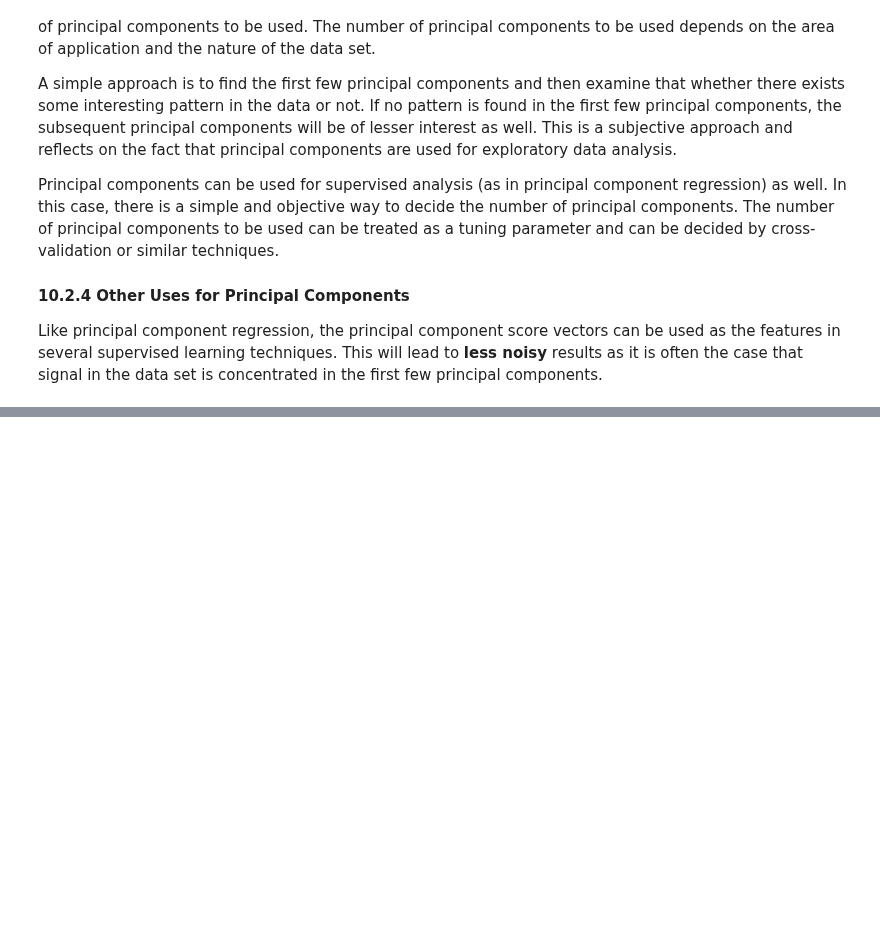
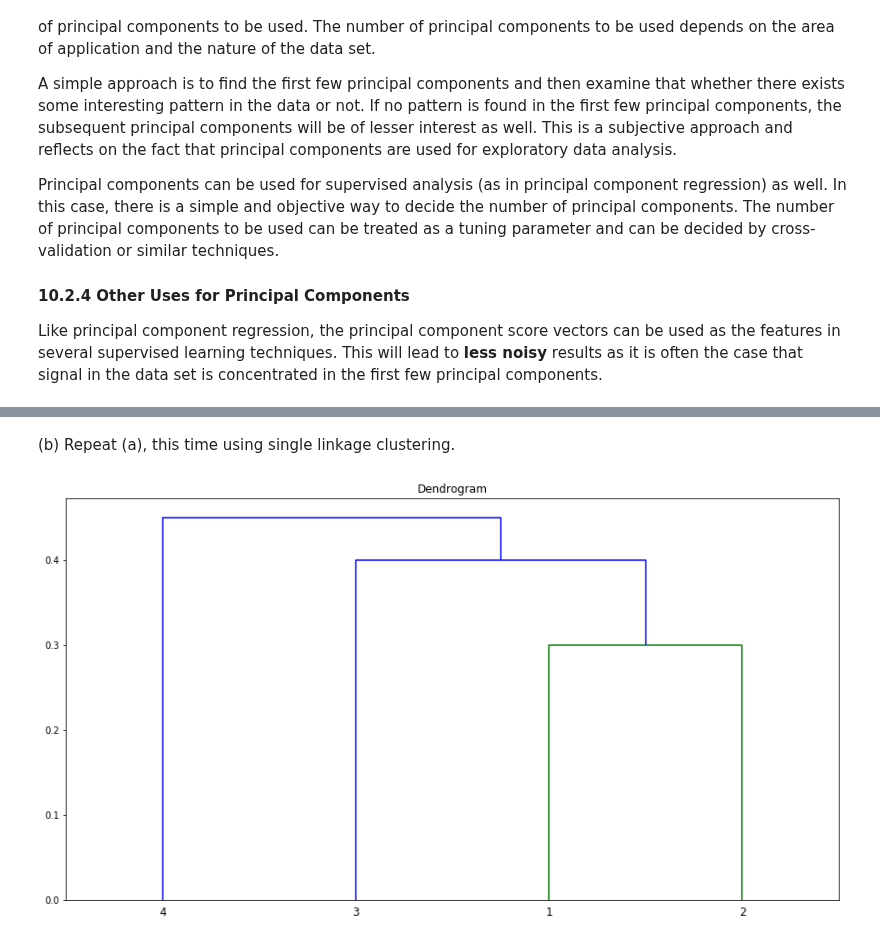
Before and after one commit to amitrajan012/Introduction-to-Statistical-Learning, a Jupyter notebook: Unsupervised Learning.ipynb, the cells around one changed output, grey strips where cells are left out. Drawn from its saved outputs; the diff is of its cells as text; code cells hidden in the pictures; blank space fills up the shorter version.

```diff
--- a/Unsupervised Learning.ipynb
+++ b/Unsupervised Learning.ipynb
@@ -175,0 +242,11 @@ In the clustering process, there may arise a case when some outliers, which shou
+# %% [markdown]
+(b) Repeat (a), this time using single linkage clustering.
+# %%
+linkage_matrix = linkage(dists, "single")
+fig = plt.figure(figsize=(15,8))
+ax = fig.add_subplot(111)
+dendrogram(linkage_matrix, labels=["1", "2", "3", "4"])
+plt.title("Dendrogram")
+plt.show()
+# %% [output]
+[figure, added]
```
Also changed, not shown: parts of 50 cells of this notebook.
